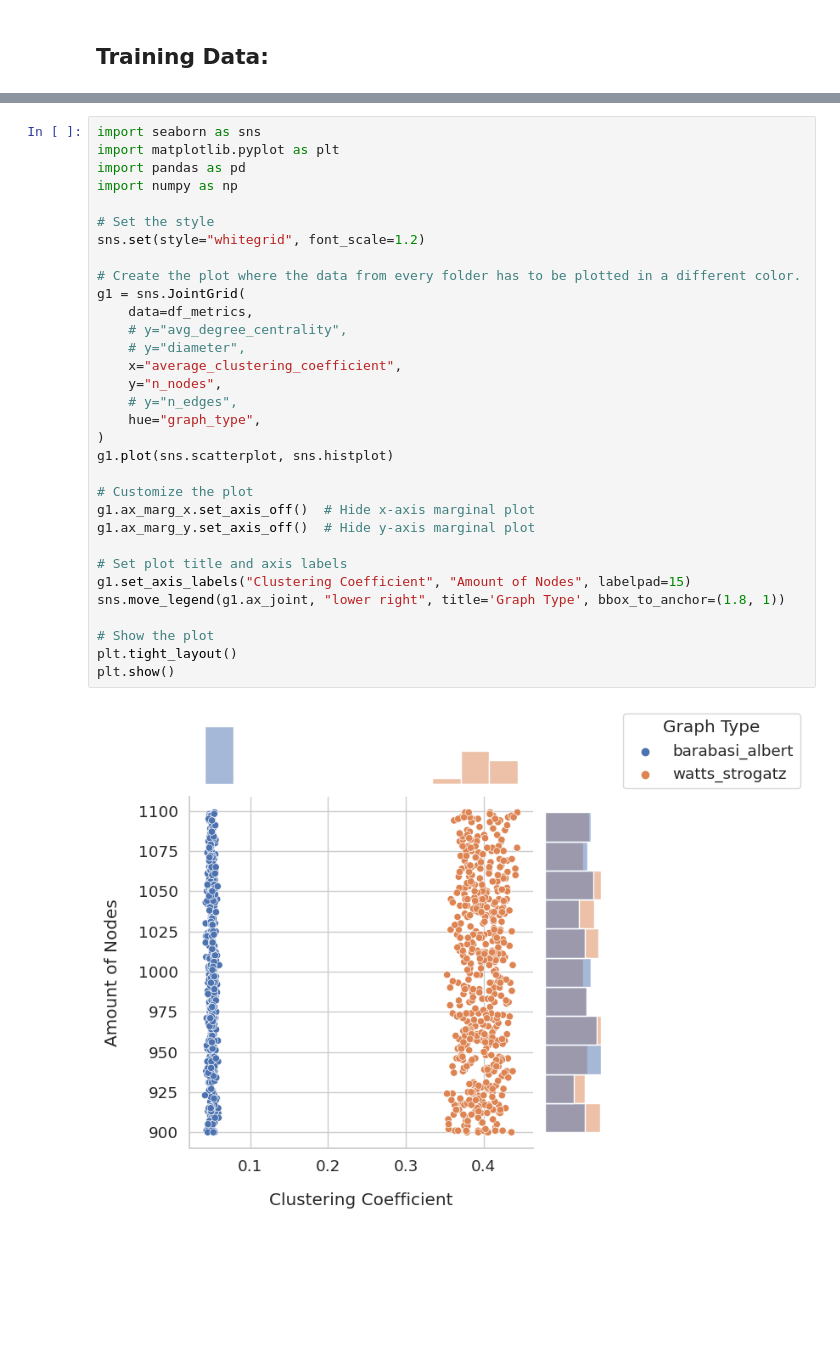
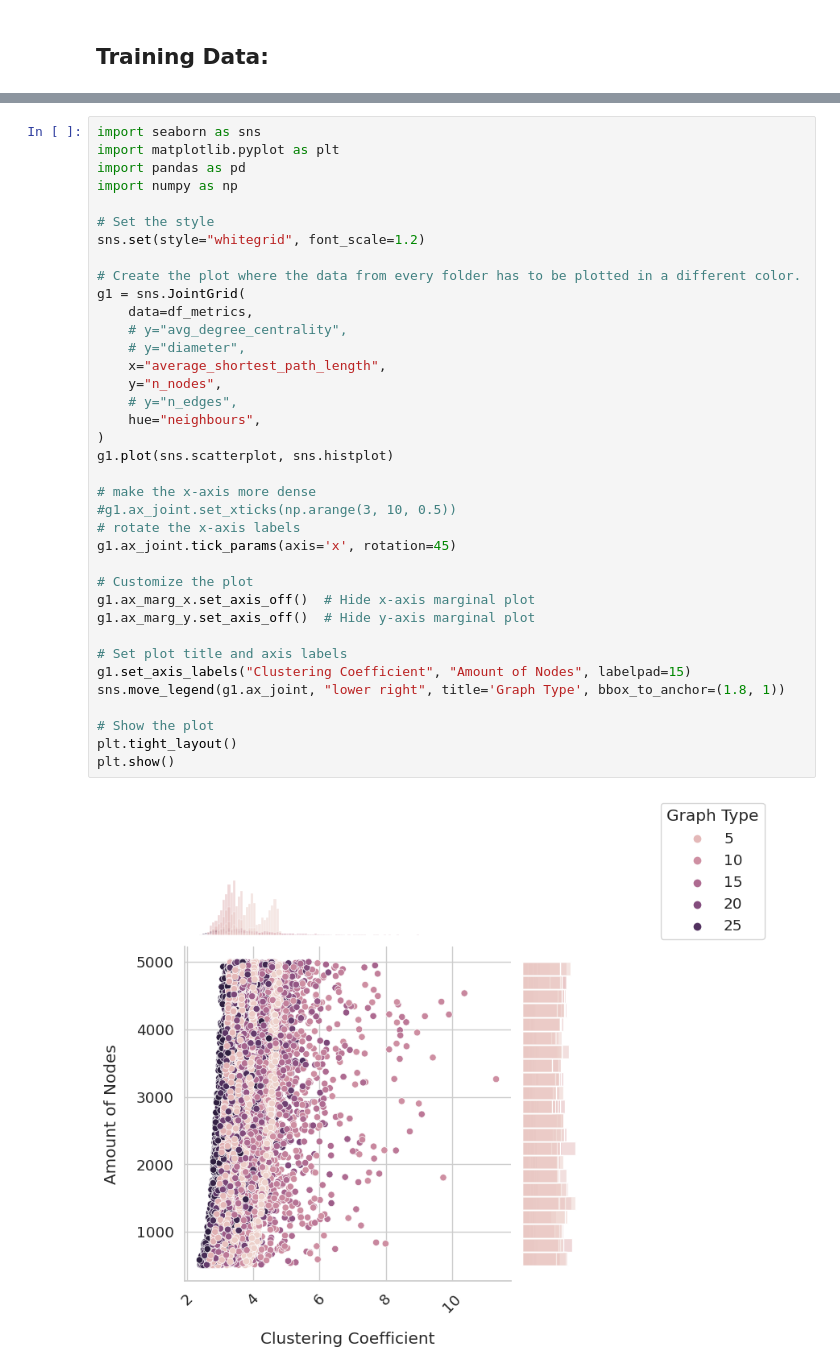
Before and after one commit to joh-dah/source_detection, a Jupyter notebook: report_vis/data_vis.ipynb, the cells around one changed output, grey strips where cells are left out. Cells and saved outputs as stored; diff of their text form; blank space fills up the shorter version.

```diff
--- a/report_vis/data_vis.ipynb
+++ b/report_vis/data_vis.ipynb
@@ -204,33 +239,38 @@ print(list(df_metrics.columns))
 import seaborn as sns
 import matplotlib.pyplot as plt
 import pandas as pd
 import numpy as np
 
 # Set the style
 sns.set(style="whitegrid", font_scale=1.2)
 
 # Create the plot where the data from every folder has to be plotted in a different color.
 g1 = sns.JointGrid(
     data=df_metrics,
     # y="avg_degree_centrality",
     # y="diameter",
-    x="average_clustering_coefficient",
+    x="average_shortest_path_length",
     y="n_nodes",
     # y="n_edges",
-    hue="graph_type",
+    hue="neighbours",
 )
 g1.plot(sns.scatterplot, sns.histplot)
+
+# make the x-axis more dense
+#g1.ax_joint.set_xticks(np.arange(3, 10, 0.5))
+# rotate the x-axis labels
+g1.ax_joint.tick_params(axis='x', rotation=45)
 
 # Customize the plot
 g1.ax_marg_x.set_axis_off()  # Hide x-axis marginal plot
 g1.ax_marg_y.set_axis_off()  # Hide y-axis marginal plot
 
 # Set plot title and axis labels
 g1.set_axis_labels("Clustering Coefficient", "Amount of Nodes", labelpad=15)
 sns.move_legend(g1.ax_joint, "lower right", title='Graph Type', bbox_to_anchor=(1.8, 1))
 
 # Show the plot
 plt.tight_layout()
 plt.show()
 # %% [output]
-[figure, old version]
+[figure, new version]
```
Also changed, not shown: parts of 11 cells of this notebook, 1 other file.
